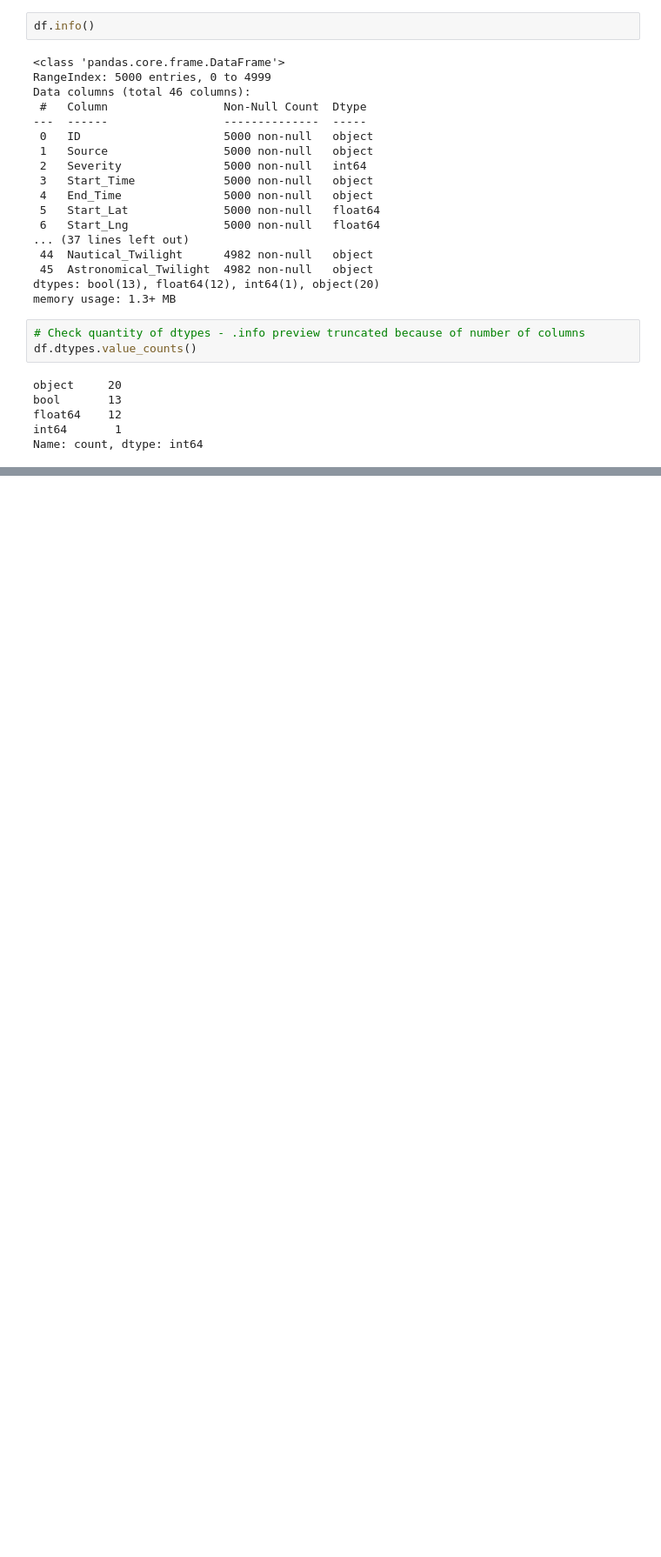
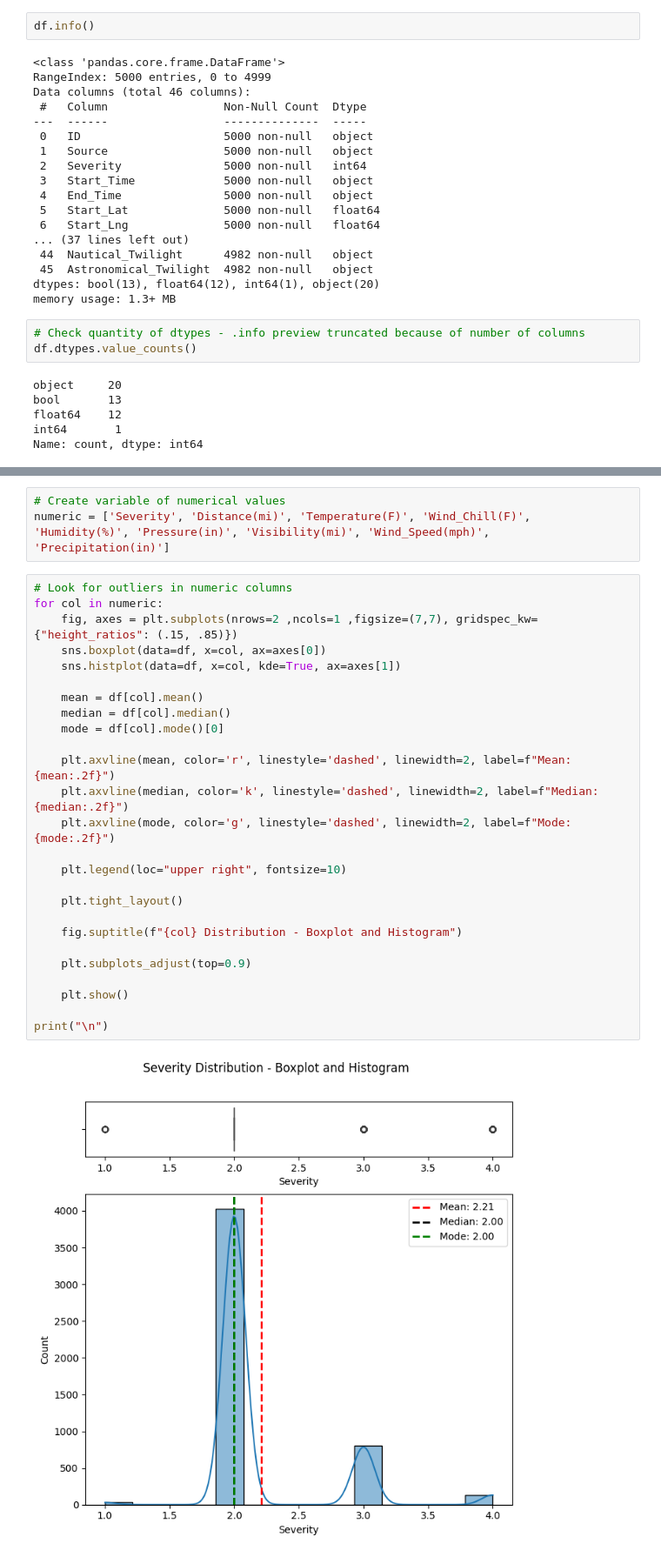
Before and after one commit to StavSteven/us_car_accidents, a Jupyter notebook: jupyter_notebooks/1_etl_us_accidents.ipynb, the cells around one changed output, grey strips where cells are left out. Shown: that part at 87% size. Drawn from its saved outputs; the diff is of its cells as text; blank space fills up the shorter version.

Commit message:
plot numerical values

```diff
--- a/jupyter_notebooks/1_etl_us_accidents.ipynb
+++ b/jupyter_notebooks/1_etl_us_accidents.ipynb
@@ -87,0 +118,31 @@ df.describe()
+# %%
+# Create variable of numerical values
+numeric = ['Severity', 'Distance(mi)', 'Temperature(F)', 'Wind_Chill(F)', 'Humidity(%)', 'Pressure(in)', 'Visibility(mi)', 'Wind_Speed(mph)', 'Precipitation(in)']
+# %%
+# Look for outliers in numeric columns
+for col in numeric:
+    fig, axes = plt.subplots(nrows=2 ,ncols=1 ,figsize=(7,7), gridspec_kw={"height_ratios": (.15, .85)})
+    sns.boxplot(data=df, x=col, ax=axes[0])
+    sns.histplot(data=df, x=col, kde=True, ax=axes[1])
+
+    mean = df[col].mean()
+    median = df[col].median()
+    mode = df[col].mode()[0]
+
+    plt.axvline(mean, color='r', linestyle='dashed', linewidth=2, label=f"Mean: {mean:.2f}")
+    plt.axvline(median, color='k', linestyle='dashed', linewidth=2, label=f"Median: {median:.2f}")
+    plt.axvline(mode, color='g', linestyle='dashed', linewidth=2, label=f"Mode: {mode:.2f}")
+
+    plt.legend(loc="upper right", fontsize=10)
+
+    plt.tight_layout()
+
+    fig.suptitle(f"{col} Distribution - Boxplot and Histogram")
+
+    plt.subplots_adjust(top=0.9)
+
+    plt.show()
+
+print("\n")
+# %% [output]
+[figure, added]
```
Also changed, not shown: parts of 6 cells of this notebook.
